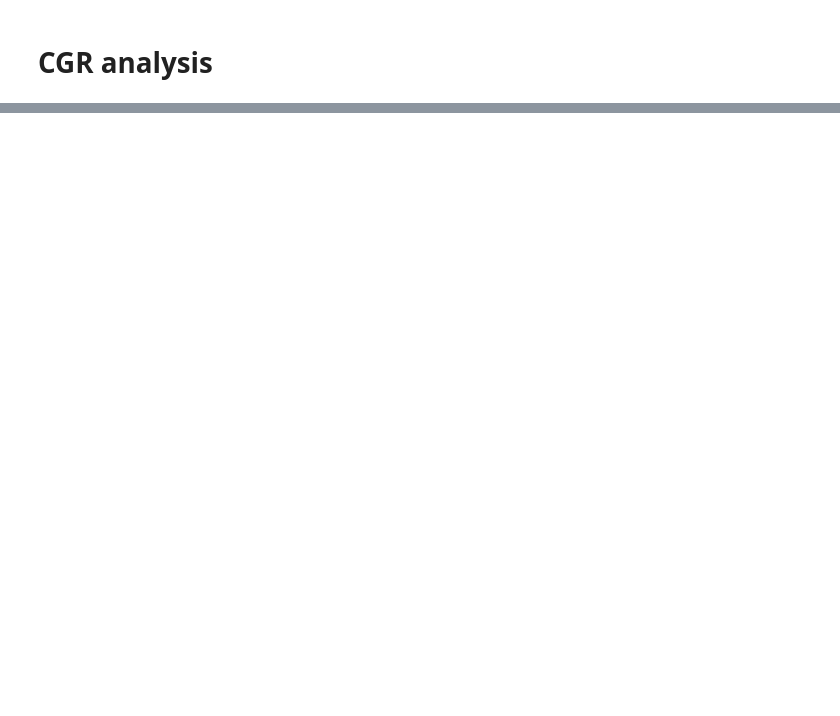
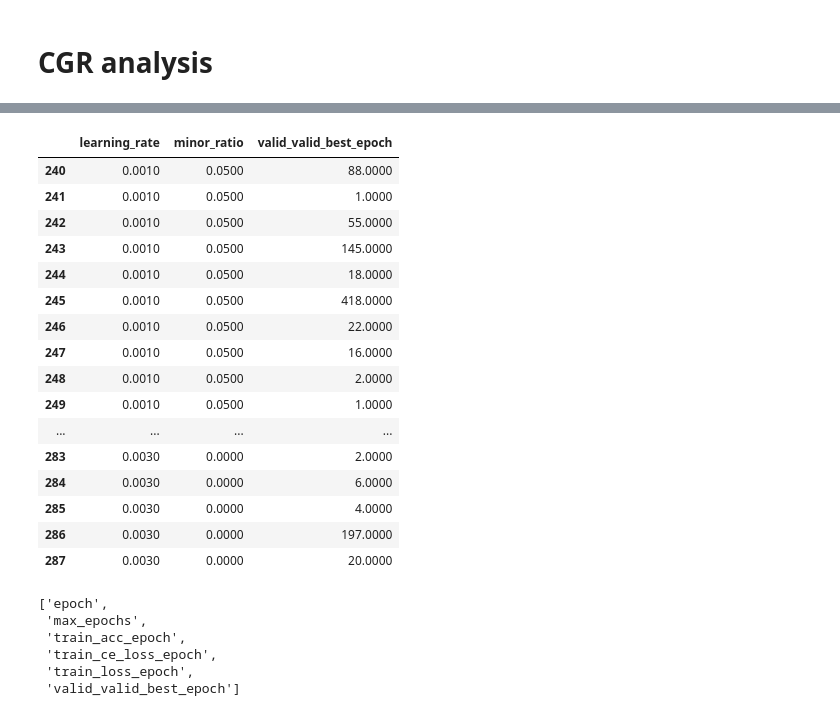
Before and after one commit to joshua840/ConceptualSensitivityRegularization, a Jupyter notebook: notebooks/results_viewer/Waterbirds_summary.ipynb, the cells around one changed output, grey strips where cells are left out. Cells and saved outputs as stored; diff of their text form; code cells hidden in the pictures; blank space fills up the shorter version.

```diff
--- a/notebooks/results_viewer/Waterbirds_summary.ipynb
+++ b/notebooks/results_viewer/Waterbirds_summary.ipynb
@@ -293,0 +241,29 @@ df_cgr
+# %%
+df.query("module_name == 'CGR_v1'")[['learning_rate', 'minor_ratio', 'valid_valid_best_epoch']]
+# %% [output]
+|  | learning_rate | minor_ratio | valid_valid_best_epoch |
+| 240 | 0.0010 | 0.0500 | 88.0000 |
+| 241 | 0.0010 | 0.0500 | 1.0000 |
+| 242 | 0.0010 | 0.0500 | 55.0000 |
+| 243 | 0.0010 | 0.0500 | 145.0000 |
+| 244 | 0.0010 | 0.0500 | 18.0000 |
+| 245 | 0.0010 | 0.0500 | 418.0000 |
+| 246 | 0.0010 | 0.0500 | 22.0000 |
+| 247 | 0.0010 | 0.0500 | 16.0000 |
+| 248 | 0.0010 | 0.0500 | 2.0000 |
+| 249 | 0.0010 | 0.0500 | 1.0000 |
+| ... | ... | ... | ... |
+| 283 | 0.0030 | 0.0000 | 2.0000 |
+| 284 | 0.0030 | 0.0000 | 6.0000 |
+| 285 | 0.0030 | 0.0000 | 4.0000 |
+| 286 | 0.0030 | 0.0000 | 197.0000 |
+| 287 | 0.0030 | 0.0000 | 20.0000 |
+# %%
+[i for i in df.keys() if 'epoch' in i]
+# %% [output]
+['epoch',
+ 'max_epochs',
+ 'train_acc_epoch',
+ 'train_ce_loss_epoch',
+ 'train_loss_epoch',
+ 'valid_valid_best_epoch']
```
Also changed, not shown: parts of 17 cells of this notebook, 23 other files.
